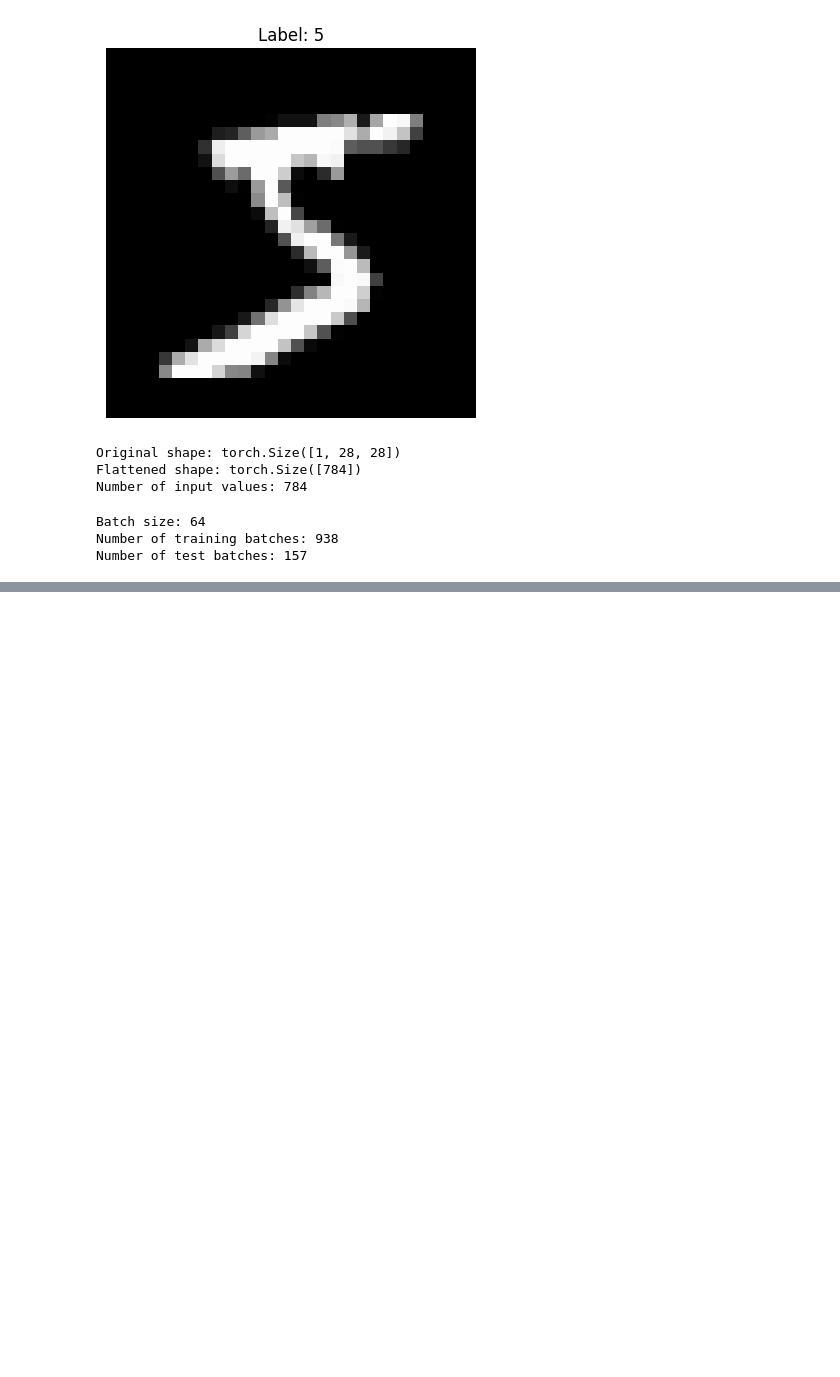
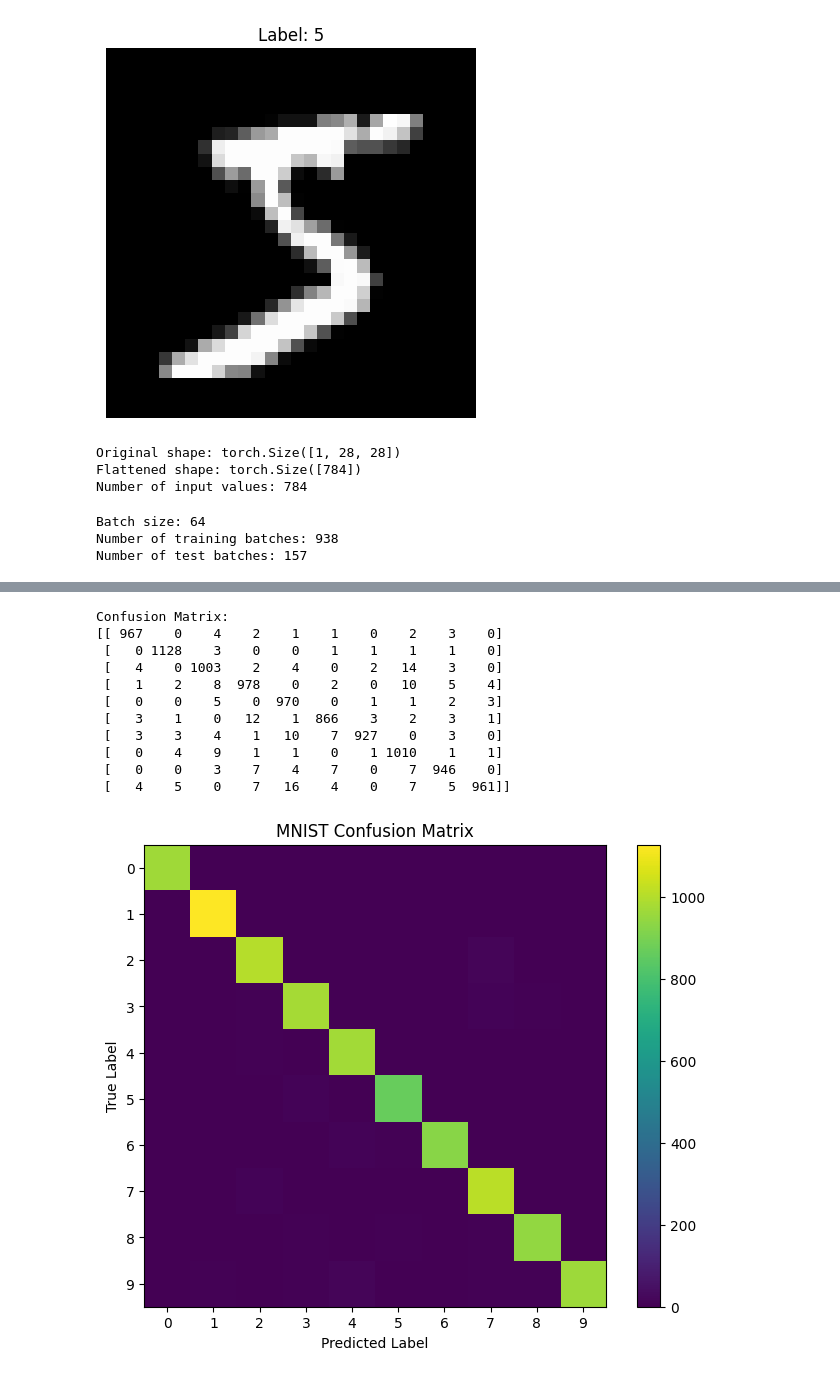
Before and after one commit to zeosapka/glass-box-ai-research, a Jupyter notebook: 01_baseline_model.ipynb, the cells around one changed output, grey strips where cells are left out. Drawn from its saved outputs; the diff is of its cells as text; code cells hidden in the pictures; blank space fills up the shorter version.

```diff
--- a/01_baseline_model.ipynb
+++ b/01_baseline_model.ipynb
@@ -157,0 +213,17 @@ Number of test batches: 157
+# %%
+# ============================================================
+# BLOK 9 — LOSS FUNCTION + OPTIMIZER
+# Amaç: Modelin hatasını ölçmek ve model parametrelerini
+#       bu hataya göre güncellemek.
+# ============================================================
+
+criterion = nn.CrossEntropyLoss()        # Cross Entropy: sınıflandırma hatasını ölçen loss function
+
+optimizer = optim.Adam(
+    model.parameters(),                  # Modeldeki öğrenilebilir weight ve bias parametreleri
+    lr=0.001                              # Learning rate (öğrenme hızı)
+)
+
+print("Loss function:", criterion)       # Kullanılan loss function'ı gösterir
+print("Optimizer:", optimizer)           # Kullanılan optimizer'ı gösterir
+print("Learning rate:", 0.001)            # Öğrenme hızını gösterir
@@ -157,0 +383,59 @@ Number of test batches: 157
+# %%
+# ============================================================
+# BLOK 13 — CONFUSION MATRIX (KARIŞIKLIK MATRİSİ)
+# Amaç: Modelin hangi rakamları doğru, hangilerini yanlış
+#       sınıflandırdığını sınıf bazında görmek.
+# ============================================================
+
+from sklearn.metrics import confusion_matrix  # confusion_matrix: gerçek ve tahmin edilen sınıfları karşılaştırır
+import matplotlib.pyplot as plt                # Matplotlib: matrisi görselleştirmek için
+
+model.eval()                                   # Modeli değerlendirme moduna alıyoruz
+
+all_labels = []                                # Gerçek etiketleri burada toplayacağız
+all_predictions = []                           # Model tahminlerini burada toplayacağız
+
+with torch.no_grad():                          # Test sırasında gradient hesaplamasını kapatıyoruz
+    for images, labels in test_loader:
+        images = images.to(device)             # Görüntüleri kullanılan cihaza gönderiyoruz
+        labels = labels.to(device)             # Etiketleri kullanılan cihaza gönderiyoruz
+
+        outputs = model(images)                # Modelin tahmin skorlarını hesaplıyoruz
+        _, predictions = torch.max(outputs, 1) # En yüksek skorlu sınıfı tahmin olarak seçiyoruz
+
+        all_labels.extend(labels.cpu().numpy())       # Gerçek etiketleri listeye ekliyoruz
+        all_predictions.extend(predictions.cpu().numpy()) # Tahminleri listeye ekliyoruz
+
+# Gerçek ve tahmin edilen sınıflardan confusion matrix oluşturuyoruz
+cm = confusion_matrix(all_labels, all_predictions)
+
+print("Confusion Matrix:")
+print(cm)
+
+# Confusion matrix'i görselleştiriyoruz
+plt.figure(figsize=(8, 6))
+plt.imshow(cm)
+
+plt.title("MNIST Confusion Matrix")
+plt.xlabel("Predicted Label")
+plt.ylabel("True Label")
+
+plt.colorbar()
+
+plt.xticks(range(10))
+plt.yticks(range(10))
+
+plt.show()
+# %% [output]
+Confusion Matrix:
+[[ 967    0    4    2    1    1    0    2    3    0]
+ [   0 1128    3    0    0    1    1    1    1    0]
+ [   4    0 1003    2    4    0    2   14    3    0]
+ [   1    2    8  978    0    2    0   10    5    4]
+ [   0    0    5    0  970    0    1    1    2    3]
+ [   3    1    0   12    1  866    3    2    3    1]
+ [   3    3    4    1   10    7  927    0    3    0]
+ [   0    4    9    1    1    0    1 1010    1    1]
+ [   0    0    3    7    4    7    0    7  946    0]
+ [   4    5    0    7   16    4    0    7    5  961]]
+[figure, added]
```
Also changed, not shown: parts of 61 cells of this notebook.
